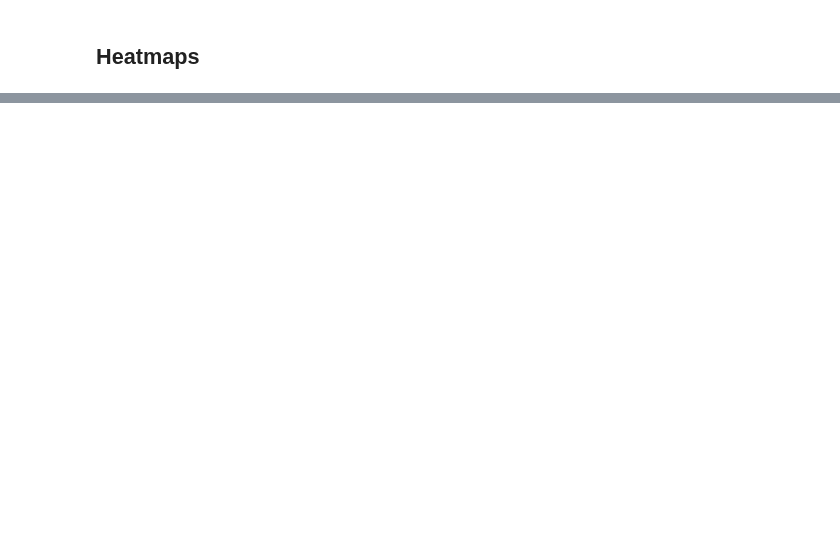
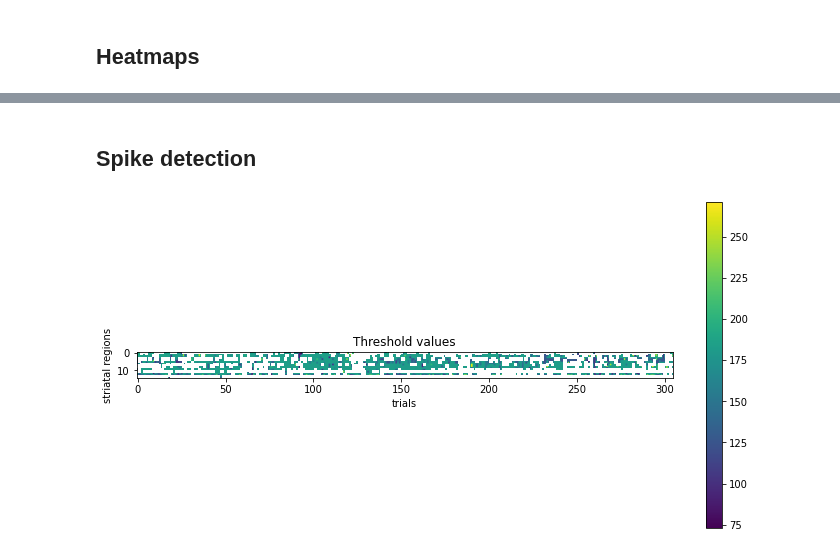
Before and after one commit to siddharth-r-tiwari/diversity_data, a Jupyter notebook: scripts.ipynb, the cells around one changed output, grey strips where cells are left out. Drawn from its saved outputs; the diff is of its cells as text; code cells hidden in the pictures; blank space fills up the shorter version.

```diff
--- a/scripts.ipynb
+++ b/scripts.ipynb
@@ -36,0 +49,47 @@ for i in locations:
+# %% [markdown]
+## Spike detection
+# %%
+#1c
+
+task = 2
+
+##########################
+
+df = data[task]
+thresh = np.empty((df.shape[1], df.shape[2]))
+
+# Iterate through trials
+for trial in range(df.shape[1]):
+    # Iterate through striatal regions
+    for region in range(df.shape[2]):
+        values = df[:, trial, region]
+
+        # Find the indices where values are not NaN
+        valid_indices = np.where(~np.isnan(values))[0]
+
+        # Calculate the mean and standard deviation of the non-NaN values
+        mean = np.mean(values[valid_indices])
+        std = np.std(values[valid_indices])
+
+        #print(mean, std)
+
+        # Find the index of the first value that is 3 standard deviations above the mean
+        threshold = mean + 3.25 * std
+        above_threshold_indices = np.where(values > threshold)[0]
+
+        # Store the time-step of the first value above the threshold in the vector
+        if len(above_threshold_indices) > 0:
+            thresh[trial, region] = above_threshold_indices[0]
+        else:
+            thresh[trial, region] = np.nan
+
+# Plot the threshold values
+plt.figure(figsize=(12, 6))
+plt.imshow(thresh.T, cmap='viridis')
+plt.title('Threshold values')
+plt.colorbar()
+plt.xlabel('trials')  # Update x-axis title
+plt.ylabel('striatal regions')  # Update y-axis title
+plt.show()
+# %% [output]
+[figure, added]
```
Also changed, not shown: parts of 12 cells of this notebook, 12 other files.
